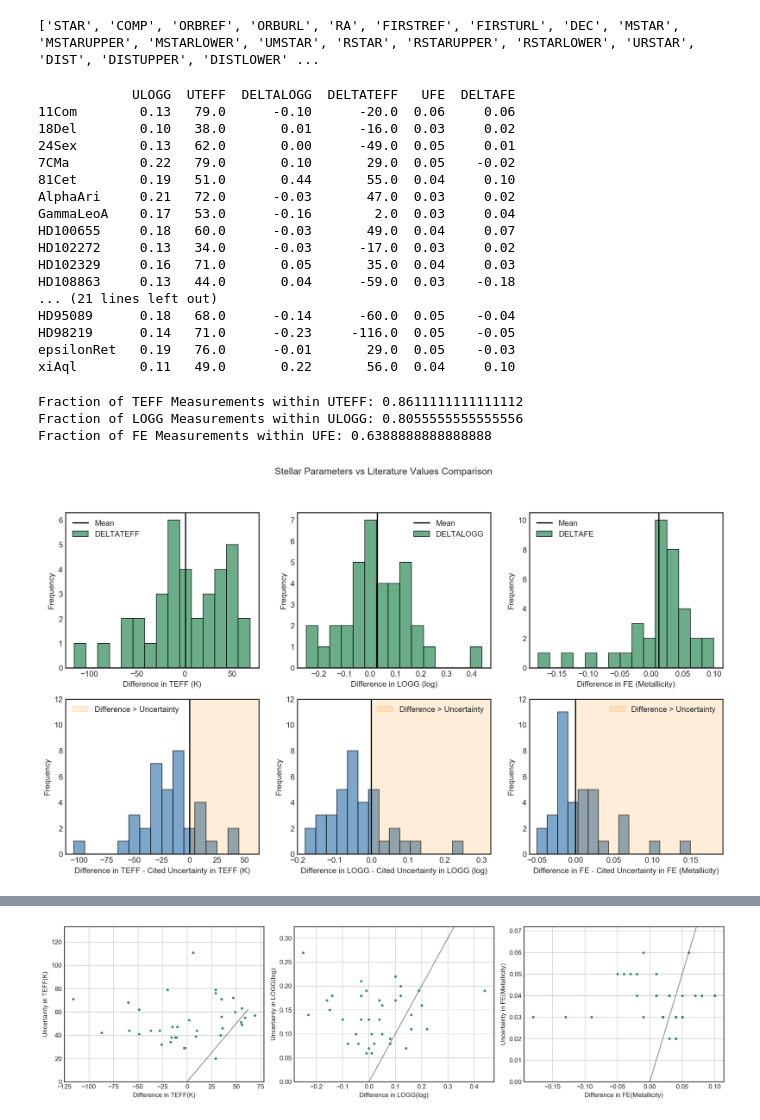
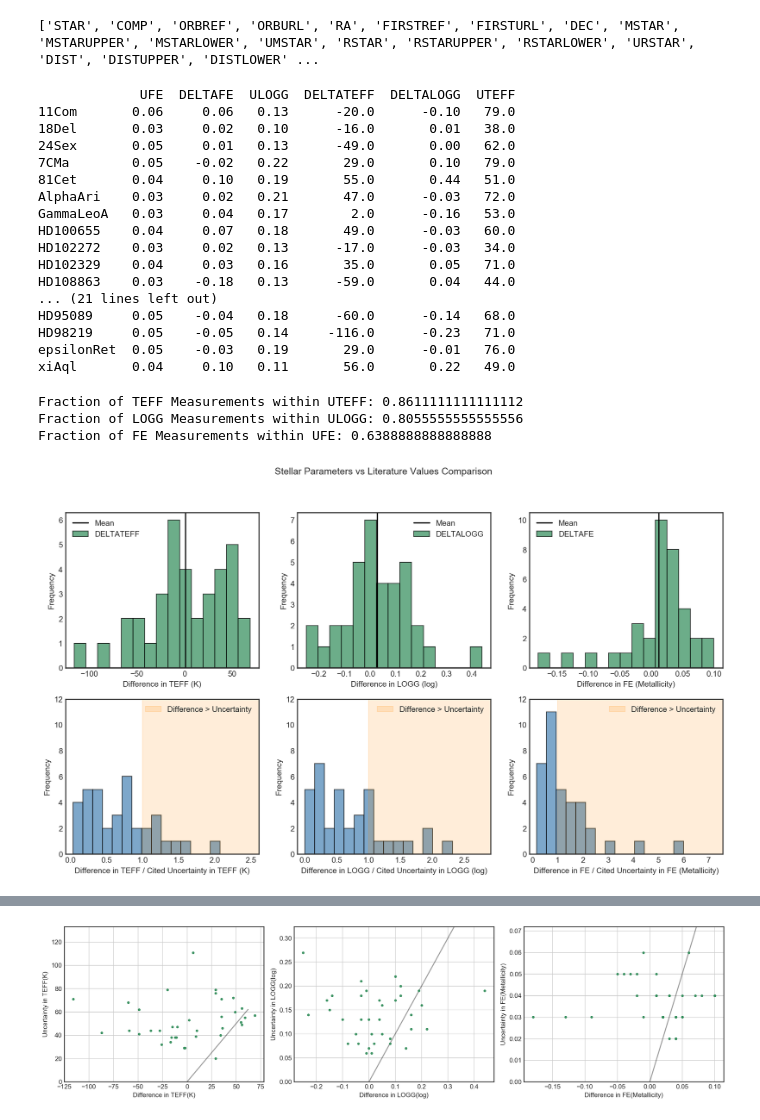
Before and after one commit to jkcarlberg/redgiant_planethosts, a Jupyter notebook: stellar_param_comp.ipynb, the cells around one changed output, grey strips where cells are left out. Saved outputs shown, nothing was run; the diff lists cells and outputs as text; code cells hidden in the pictures.

Commit message:
compare against uncertainties with division rather than subtraction

```diff
--- a/stellar_param_comp.ipynb
+++ b/stellar_param_comp.ipynb
@@ -42,7 +42,7 @@ param_df = pd.DataFrame.from_dict(stellar_param_dict, orient='index')
 
 cross_ref_dict = {}
 for row in param_df.iterrows():
-    teff, metal, logg = row[1][:]
+    teff, logg, metal = row[1][:]
     if 'ngc' in row[0]:
         continue
     exo_df_subset = [s for s in list(exo_df['STAR']) if row[0].lower() in s.replace(' ','').lower()]
@@ -63,60 +63,60 @@ for row in param_df.iterrows():
 cross_ref_df = pd.DataFrame.from_dict(cross_ref_dict, orient='index')
 print(cross_ref_df)
 # %% [output]
-            ULOGG  UTEFF  DELTALOGG  DELTATEFF   UFE  DELTAFE
-11Com        0.13   79.0      -0.10      -20.0  0.06     0.06
-18Del        0.10   38.0       0.01      -16.0  0.03     0.02
-24Sex        0.13   62.0       0.00      -49.0  0.05     0.01
-7CMa         0.22   79.0       0.10       29.0  0.05    -0.02
-81Cet        0.19   51.0       0.44       55.0  0.04     0.10
-AlphaAri     0.21   72.0      -0.03       47.0  0.03     0.02
-GammaLeoA    0.17   53.0      -0.16        2.0  0.03     0.04
-HD100655     0.18   60.0      -0.03       49.0  0.04     0.07
-HD102272     0.13   34.0      -0.03      -17.0  0.03     0.02
-HD102329     0.16   71.0       0.05       35.0  0.04     0.03
-HD108863     0.13   44.0       0.04      -59.0  0.03    -0.18
+             UFE  DELTAFE  ULOGG  DELTATEFF  DELTALOGG  UTEFF
+11Com       0.06     0.06   0.13      -20.0      -0.10   79.0
+18Del       0.03     0.02   0.10      -16.0       0.01   38.0
+24Sex       0.05     0.01   0.13      -49.0       0.00   62.0
+7CMa        0.05    -0.02   0.22       29.0       0.10   79.0
+81Cet       0.04     0.10   0.19       55.0       0.44   51.0
+AlphaAri    0.03     0.02   0.21       47.0      -0.03   72.0
+GammaLeoA   0.03     0.04   0.17        2.0      -0.16   53.0
+HD100655    0.04     0.07   0.18       49.0      -0.03   60.0
+HD102272    0.03     0.02   0.13      -17.0      -0.03   34.0
+HD102329    0.04     0.03   0.16       35.0       0.05   71.0
+HD108863    0.03    -0.18   0.13      -59.0       0.04   44.0
 ... (21 lines left out)
-HD95089      0.18   68.0      -0.14      -60.0  0.05    -0.04
-HD98219      0.14   71.0      -0.23     -116.0  0.05    -0.05
-epsilonRet   0.19   76.0      -0.01       29.0  0.05    -0.03
-xiAql        0.11   49.0       0.22       56.0  0.04     0.10
+HD95089     0.05    -0.04   0.18      -60.0      -0.14   68.0
+HD98219     0.05    -0.05   0.14     -116.0      -0.23   71.0
+epsilonRet  0.05    -0.03   0.19       29.0      -0.01   76.0
+xiAql       0.04     0.10   0.11       56.0       0.22   49.0
 # %%
 fig, axes = plt.subplots(2,3, figsize=(15,8), dpi = 150)
 quantities = ['DELTATEFF', 'DELTALOGG', 'DELTAFE']
 uncertainties = ['UTEFF', 'ULOGG', 'UFE']
 units = ['K', 'log', 'Metallicity']
 for idx,ax in enumerate(axes[0]):
     #ax.set_xlim(-125,125)
     ax.hist(cross_ref_df[quantities[idx]], histtype='bar',ec='black', color = 'seagreen', alpha = 0.7, bins = 15)
     ax.set_xlabel("Difference in {} ({})".format(quantities[idx][5:], units[idx]))
     ax.set_ylabel("Frequency")
     #ax.set_ylim([0,12])
     ax.axvline(np.mean(cross_ref_df[quantities[idx]]), color='k', label = 'Mean')
     ax.legend()
 
 for idx,ax in enumerate(axes[1]):
-    ax.set_xlabel("Difference in {} - Cited Uncertainty in {} ({})".format(quantities[idx][5:],quantities[idx][5:], units[idx]))
-    ax.hist(abs(cross_ref_df[quantities[idx]]) - cross_ref_df[uncertainties[idx]], histtype='bar',ec='black', color='steelblue', alpha=0.7, bins=15)
+    ax.set_xlabel("Difference in {} / Cited Uncertainty in {} ({})".format(quantities[idx][5:],quantities[idx][5:], units[idx]))
+    ax.hist(abs(cross_ref_df[quantities[idx]]) / cross_ref_df[uncertainties[idx]], histtype='bar',ec='black', color='steelblue', alpha=0.7, bins=15)
     ax.set_ylabel("Frequency")
-    ax.axvline(0, color='k')
+    #ax.axvline(0, color='k')
     left, right = ax.get_xlim()
     ax.set_ylim([0,12])
-    ax.axvspan(0, 1.2*right, alpha=0.15, color='darkorange', label="Difference > Uncertainty")
+    ax.axvspan(1, 1.2*right, alpha=0.15, color='darkorange', label="Difference > Uncertainty")
     ax.set_xlim([left,1.2*right])
     #ax.text(right/10,0.7*top, "Diff > Unc")
     ax.legend()
 
 fig.suptitle("Stellar Parameters vs Literature Values Comparison")
 #plt.tight_layout()
 plt.savefig("plots/literature_comparison.png")
 print("Fraction of TEFF Measurements within UTEFF: {}".format(np.sum((cross_ref_df['DELTATEFF']-cross_ref_df['UTEFF']) <= 0)/ len(list(cross_ref_df['DELTATEFF']))))
 print("Fraction of LOGG Measurements within ULOGG: {}".format(np.sum((cross_ref_df['DELTALOGG']-cross_ref_df['ULOGG']) <= 0)/ len(list(cross_ref_df['DELTALOGG']))))
 print("Fraction of FE Measurements within UFE: {}".format(np.sum((cross_ref_df['DELTAFE']-cross_ref_df['UFE']) <= 0)/ len(list(cross_ref_df['DELTAFE']))))
 # %% [output]
 Fraction of TEFF Measurements within UTEFF: 0.8611111111111112
 Fraction of LOGG Measurements within ULOGG: 0.8055555555555556
 Fraction of FE Measurements within UFE: 0.6388888888888888
-[figure, old version]
+[figure, new version]
 # %%
 print(len(cross_ref_df))
 cross_ref_df[['DELTATEFF','UTEFF','DELTALOGG','ULOGG','DELTAFE','UFE']]
```
Also changed, not shown: parts of 1 cell of this notebook, 1 other file.
